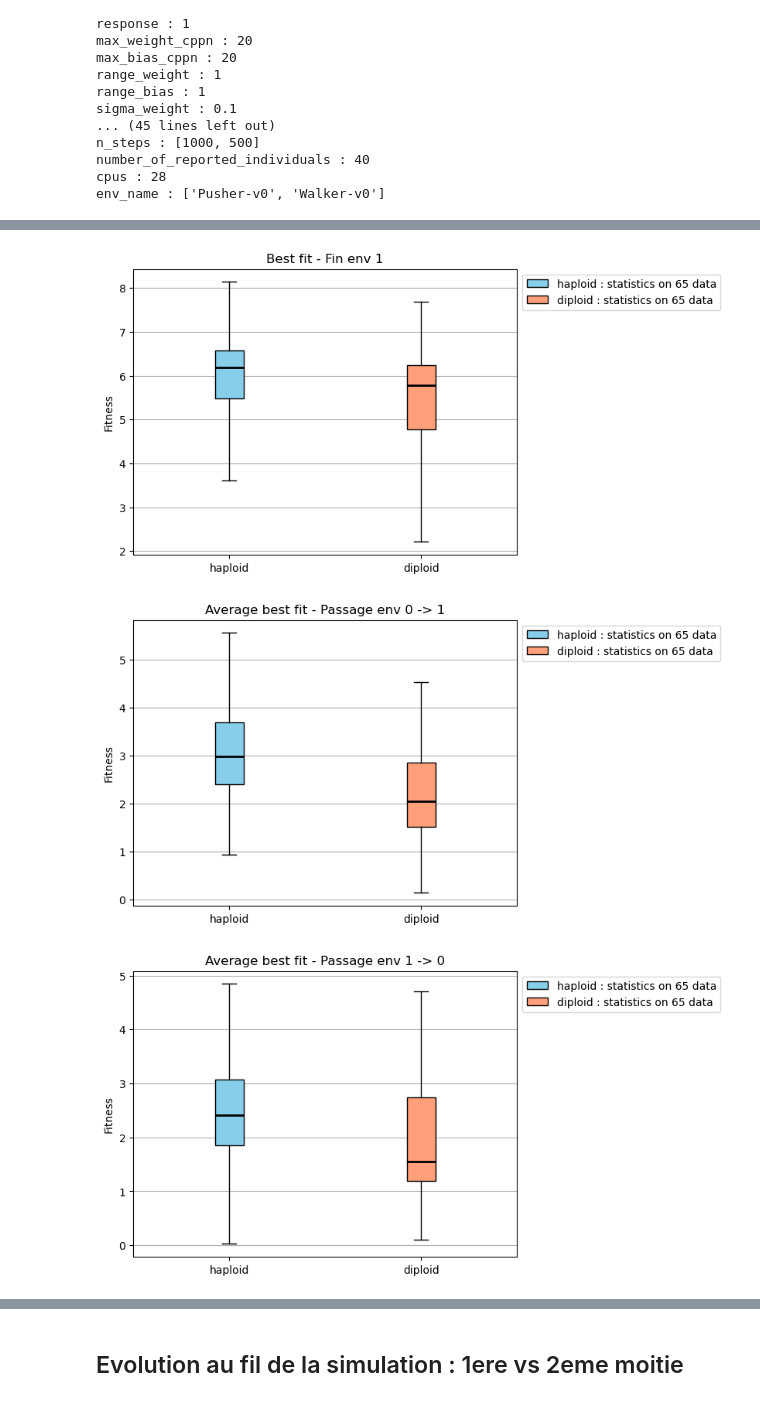
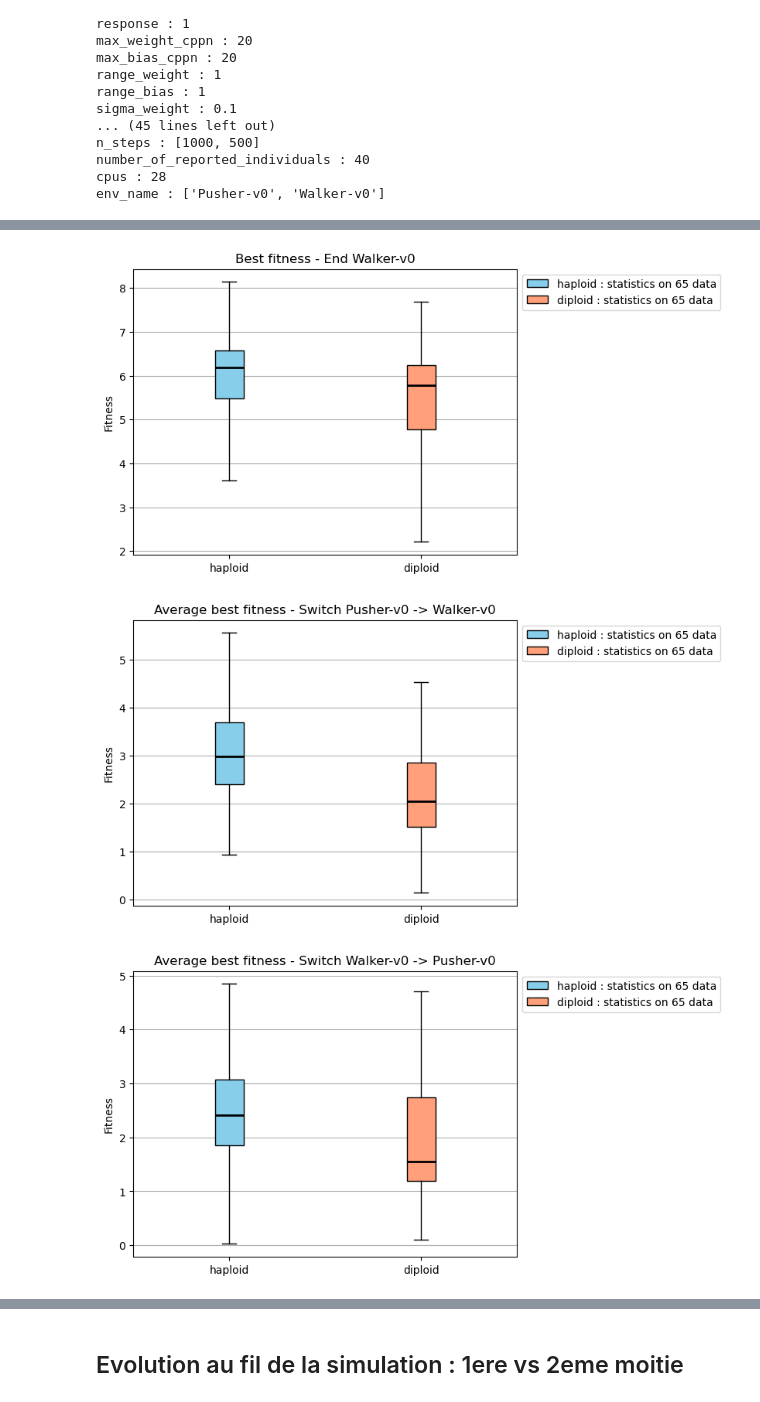
Before and after one commit to matteovacher/sgr-ecs-matteo, a Jupyter notebook: results_analysis/analysis8.ipynb, the cells around one changed output, grey strips where cells are left out. Drawn from its saved outputs; the diff is of its cells as text; code cells hidden in the pictures.

```diff
--- a/results_analysis/analysis8.ipynb
+++ b/results_analysis/analysis8.ipynb
@@ -36,7 +36,7 @@ def transitions(all_gens, switch, kind):
 # to change
 path = 'final7'
 number = 1
-start_gen = 100         # on ignore les generations avant start_gen (temps de convergence)
+start_gen = 99         # on ignore les generations avant start_gen (temps de convergence)
 # end of to change
 
 results_dir = os.path.join(local_dir, 'results', '{}'.format(path), 'id_{}'.format(number))
@@ -157,7 +157,7 @@ def colore(bp) :
 
 
 kinds = ['start_0to1', 'start_1to0', 'end_env0', 'end_env1']
-titres = ['Passage env 0 -> 1', 'Passage env 1 -> 0', 'Fin env 0', 'Fin env 1']
+titres = ['Switch Pusher-v0 -> Walker-v0', 'Switch Walker-v0 -> Pusher-v0', 'End Pusher-v0', 'End Walker-v0']
 
 # best fit
 for kind, titre in zip(kinds, titres) :
@@ -171,7 +171,7 @@ for kind, titre in zip(kinds, titres) :
     bp['boxes'][0].set_label('haploid : statistics on {} data'.format(len(hap)))
     bp['boxes'][1].set_label('diploid : statistics on {} data'.format(len(dip)))
     ax.legend(bbox_to_anchor = (1, 1), loc = 'upper left')
-    ax.set_title('Best fit - ' + titre)
+    ax.set_title('Best fitness - ' + titre)
     ax.set_ylabel('Fitness')
     ax.grid(True, axis = 'y')
     plt.show()
@@ -188,7 +188,7 @@ for kind, titre in zip(kinds, titres) :
     bp['boxes'][0].set_label('haploid : statistics on {} data'.format(len(hap)))
     bp['boxes'][1].set_label('diploid : statistics on {} data'.format(len(dip)))
     ax.legend(bbox_to_anchor = (1, 1), loc = 'upper left')
-    ax.set_title('Average best fit - ' + titre)
+    ax.set_title('Average best fitness - ' + titre)
     ax.set_ylabel('Fitness')
     ax.grid(True, axis = 'y')
     plt.show()
@@ -199,3 +199,3 @@ for kind, titre in zip(kinds, titres) :
-[figure, old version]
+[figure, new version]
-[figure, old version]
+[figure, new version]
-[figure, old version]
+[figure, new version]
```
Also changed, not shown: parts of 4 cells of this notebook, 6 other files.
